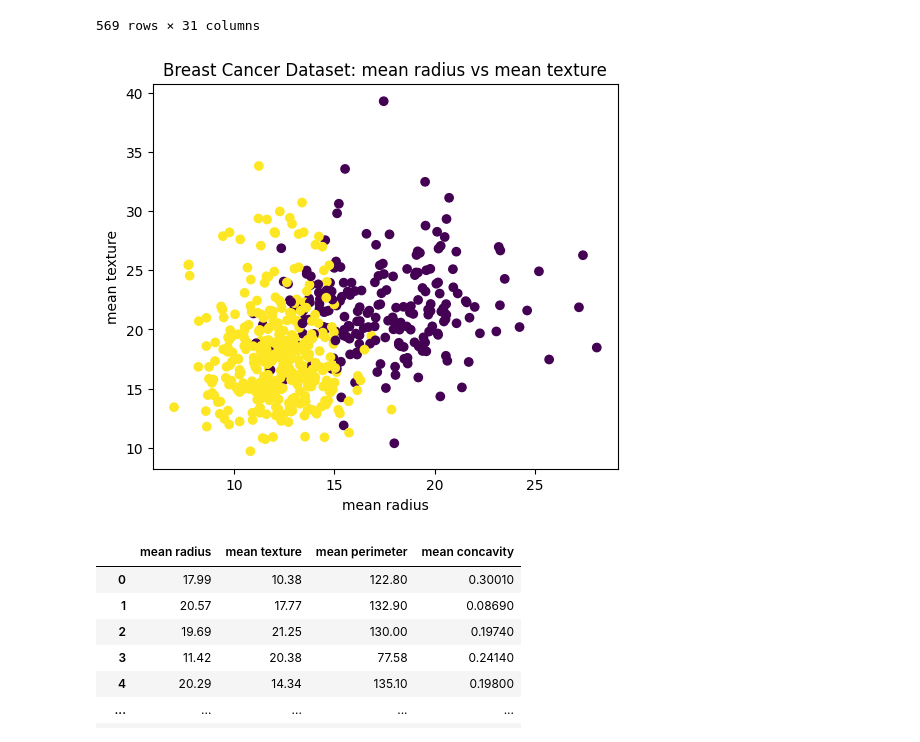
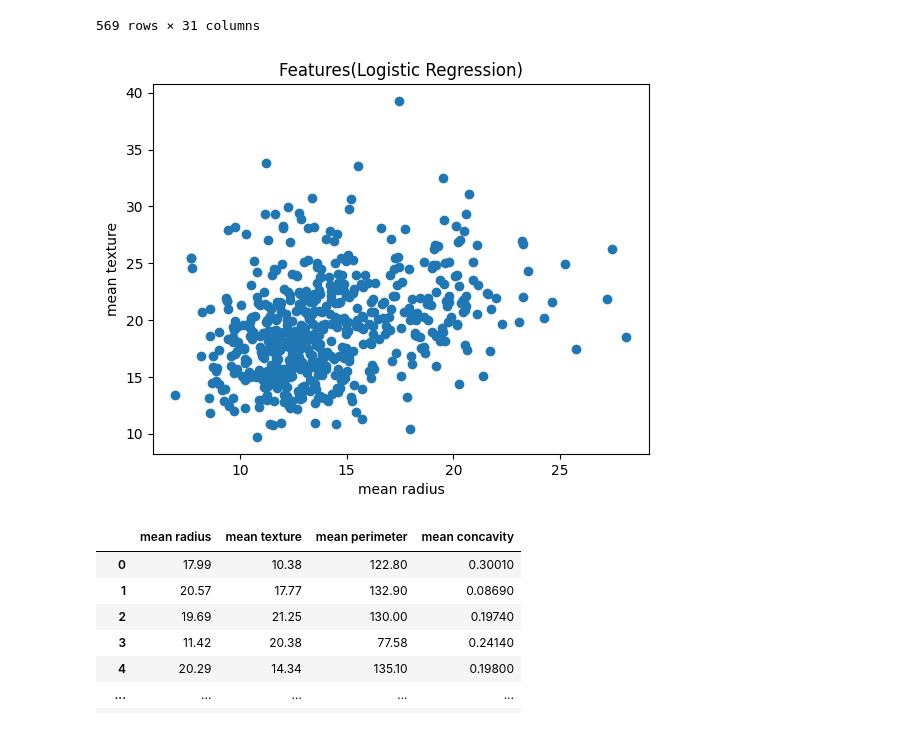
Before and after one commit to harshbhatt15/Machine-Learning, a Jupyter notebook: Supervised Machine Learning/classification/Logistic Algorithm/Project_05.ipynb, the cells around one changed output. Cells and saved outputs as stored; diff of their text form; code cells hidden in the pictures.

```diff
--- a/Supervised Machine Learning/classification/Logistic Algorithm/Project_05.ipynb
+++ b/Supervised Machine Learning/classification/Logistic Algorithm/Project_05.ipynb
@@ -56,14 +56,13 @@ df
 # %%
 import matplotlib.pyplot as plt
 
-plt.figure(figsize=(6, 5))
-plt.scatter(df['mean radius'], df['mean texture'], c=df['Target-names'])  # uses names with spaces
+plt.scatter(df['mean radius'], df['mean texture'], marker='o')
 plt.xlabel("mean radius")
-plt.ylabel("mean texture")
-plt.title("Breast Cancer Dataset: mean radius vs mean texture")
+plt.ylabel('mean texture')
+plt.title("Features(Logistic Regression)")
 plt.show()
 # %% [output]
-[figure, old version]
+[figure, new version]
 # %%
 x = df[['mean radius','mean texture','mean perimeter','mean concavity']]
 y = df['Target-names']
```
Also changed, not shown: 2 other files.
